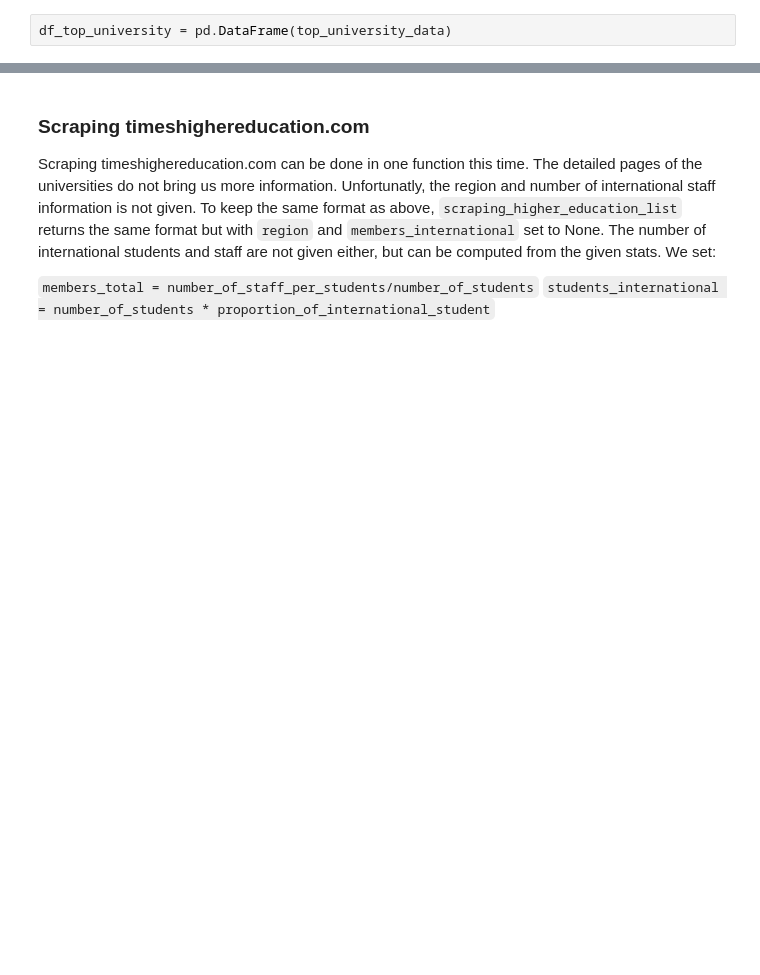
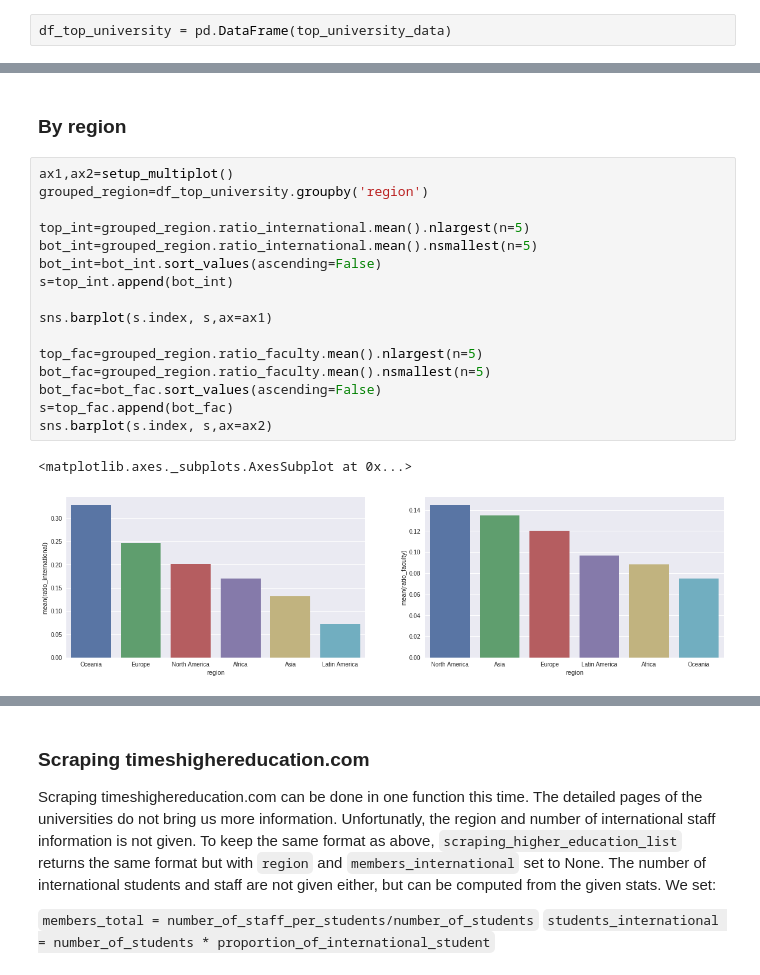
Before and after one commit to Polymere/ADA_Group, a Jupyter notebook: Homework/02 - Data from the Web/Scraping.ipynb, the cells around one changed output, grey strips where cells are left out. Cells and saved outputs as stored; diff of their text form; blank space fills up the shorter version.

```diff
--- a/Homework/02 - Data from the Web/Scraping.ipynb
+++ b/Homework/02 - Data from the Web/Scraping.ipynb
@@ -127,0 +210,21 @@ df_top_university[np.isnan(df_top_university.members_international)]
+# %% [markdown]
+### By region
+# %%
+ax1,ax2=setup_multiplot()
+grouped_region=df_top_university.groupby('region')
+
+top_int=grouped_region.ratio_international.mean().nlargest(n=5)
+bot_int=grouped_region.ratio_international.mean().nsmallest(n=5)
+bot_int=bot_int.sort_values(ascending=False)
+s=top_int.append(bot_int)
+
+sns.barplot(s.index, s,ax=ax1)
+
+top_fac=grouped_region.ratio_faculty.mean().nlargest(n=5)
+bot_fac=grouped_region.ratio_faculty.mean().nsmallest(n=5)
+bot_fac=bot_fac.sort_values(ascending=False)
+s=top_fac.append(bot_fac)
+sns.barplot(s.index, s,ax=ax2)
+# %% [output]
+<matplotlib.axes._subplots.AxesSubplot at 0x...>
+[figure, added]
```
Also changed, not shown: parts of 21 cells of this notebook.
